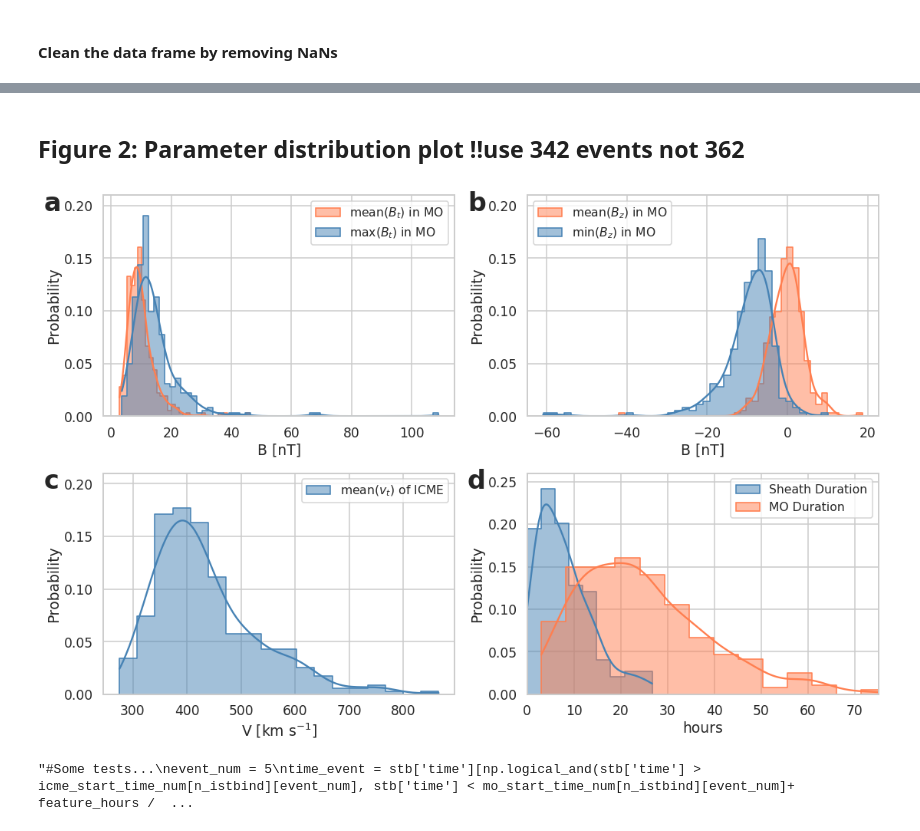
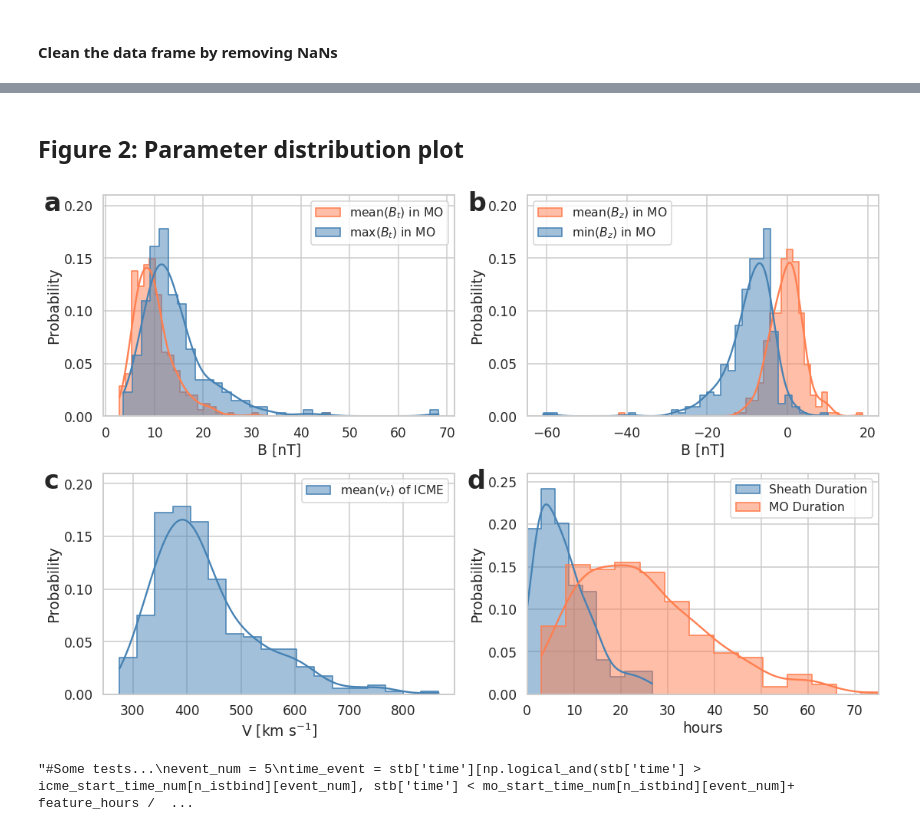
Before and after one commit to helioforecast/Papers, a Jupyter notebook: Reiss2021_MLrope/mfrpred_mreiss_bz.ipynb, the cells around one changed output, grey strips where cells are left out. Saved outputs shown, nothing was run; the diff lists cells and outputs as text; code cells hidden in the pictures.

```diff
--- a/Reiss2021_MLrope/mfrpred_mreiss_bz.ipynb
+++ b/Reiss2021_MLrope/mfrpred_mreiss_bz.ipynb
@@ -233,7 +233,7 @@ Option 1: Use MFR and sheath data for features
 #### Functions to compute features and labels
 # %%
 # Compute mean, max and std-dev in feature time window
-def get_feature(sc_time, start_time, end_time, sc_ind, sc_feature):
+def get_feature(name, sc_time, start_time, end_time, sc_ind, sc_feature):
     feature_mean = np.zeros(np.size(sc_ind))
     feature_max = np.zeros(np.size(sc_ind))
     feature_std = np.zeros(np.size(sc_ind))
@@ -251,6 +251,12 @@ def get_feature(sc_time, start_time, end_time, sc_ind, sc_feature):
         feature_cv[p] = feature_std[p]/np.abs(feature_mean[p])
 
         feature_temp = feature_slice[np.isfinite(feature_slice)]
+
+        #save indices of selected events
+        if name=='win': win_select_ind.append(sc_ind[p])
+        if name=='sta': sta_select_ind.append(sc_ind[p])
+        if name=='stb': stb_select_ind.append(sc_ind[p])
+
         try:
             feature_max[p] = np.max(feature_temp)
             feature_min[p] = np.min(feature_temp)
@@ -383,13 +432,31 @@ len_dfwin_nans = len(dfwin)
 len_dfsta_nans = len(dfsta)
 len_dfstb_nans = len(dfstb)
 
+print("Total number of events  ", len(dfwin)+len(dfsta)+len(dfstb))
+print()
+
 # Remove NaN's in data frames
-dfwin = dfwin.dropna()
-dfsta = dfsta.dropna()
-dfstb = dfstb.dropna()
+dfwin1 = dfwin.dropna()
+dfsta1 = dfsta.dropna()
+dfstb1 = dfstb.dropna()
 
-print("{} nans removed from WIND data".format(len_dfwin_nans-len(dfwin)))
-print("{} nans removed from STEREO-A data".format(len_dfsta_nans-len(dfsta)))
-print("{} nans removed from STEREO-B data".format(len_dfstb_nans-len(dfstb)))
-print("Total number of events left:  ", len(dfwin)+len(dfsta)+len(dfstb))
+#get indices of nans
+win_nan=np.array(dfwin[dfwin.isna().any(axis=1)].index)
+sta_nan=np.array(dfsta[dfsta.isna().any(axis=1)].index)
+stb_nan=np.array(dfstb[dfstb.isna().any(axis=1)].index)
+
+win_select_ind1=np.delete(win_select_ind,win_nan)
+sta_select_ind1=np.delete(sta_select_ind,sta_nan)
+stb_select_ind1=np.delete(stb_select_ind,stb_nan)
+
+print(len(dfwin1), len(win_select_ind1))
+print(len(dfsta1),len(sta_select_ind1))
+print(len(dfstb1),len(stb_select_ind1))
+
+
+
+print("{} nans removed from WIND data".format(len_dfwin_nans-len(dfwin1)))
+print("{} nans removed from STEREO-A data".format(len_dfsta_nans-len(dfsta1)))
+print("{} nans removed from STEREO-B data".format(len_dfstb_nans-len(dfstb1)))
+print("Total number of events left:  ", len(dfwin1)+len(dfsta1)+len(dfstb1))
 # %% [output]
@@ -474,10 +542,12 @@ print('Total:',np.size(n_iwinind)+np.size(n_istaind)+np.size(n_istbind))
 # %% [markdown]
-## Figure 2: Parameter distribution plot !!use 342 events not 362
+## Figure 2: Parameter distribution plot
 # %%
 #make distribution plots
 #plt.figure(10,figsize=(12,5))
 #sns.histplot(ic.mo_sc_heliodistance)
 
+
+n_all=np.hstack([win_select_ind1,sta_select_ind1,stb_select_ind1])
 sns.set_context("talk")
 sns.set_style('whitegrid')
 
@@ -513,34 +583,34 @@ ax4.set_ylim(0,0.26)
 ax4.set_xlim(0,75)
 #ax4.set_ylabel('')
 plt.legend(loc=1,fontsize=fs)
 
 #ax4 = plt.subplot(234)
 #sns.histplot(ic.loc[n_iwinind,'mo_density_mean'],label='MO <$N_p$>',color='steelblue',kde=True,stat='probability', element='step')
 #ax4.set_xlabel('N [ccm$^{-3}$]')#
 #ax4.set_ylim(0,0.25)
 #ax4.set_ylabel('')
 #plt.legend(loc=1)
 
 #ax5 = plt.subplot(235)
 #sns.histplot(ic.loc[n_iwinind,'mo_temperature_mean'],label='MO <$T_p$>',color='steelblue',kde=True,stat='probability', element='step')
 #ax5.set_xlabel('hours')
 #ax5.set_ylim(0,0.25)#
 #ax5.set_ylabel('')
 #plt.legend(loc=1)
 #plt.tight_layout()
 
 plt.tight_layout()
 
 # Add labels to plots
 for ax, ann in zip([ax1, ax2, ax3, ax4], ['a', 'b','c','d']):
     ax.text(-0.17, .93, ann, transform=ax.transAxes, fontsize=32, weight='bold')
 
 argv3 ='fig2_dist.pdf'
 plt.savefig('plots/' + argv3)
 argv3 ='fig2_dist.png'
 plt.savefig('plots/' + argv3)
 # %% [output]
-[figure, old version]
+[figure, new version]
 # %%
 """#Some tests...
 event_num = 5
```
Also changed, not shown: parts of 18 cells of this notebook.
